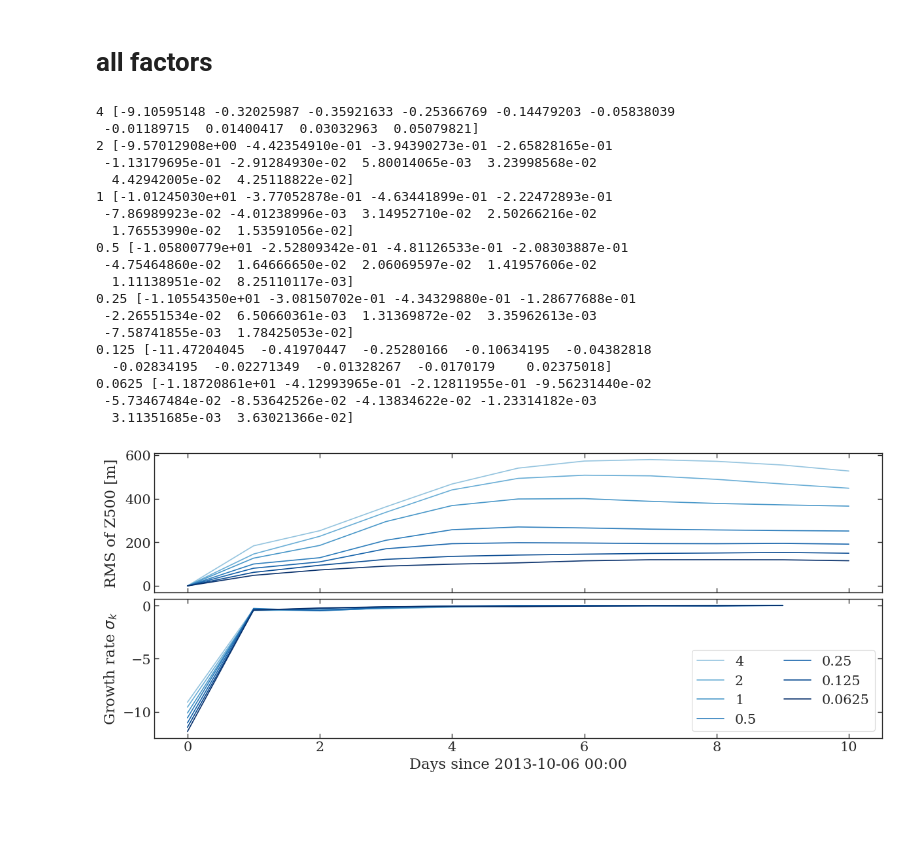
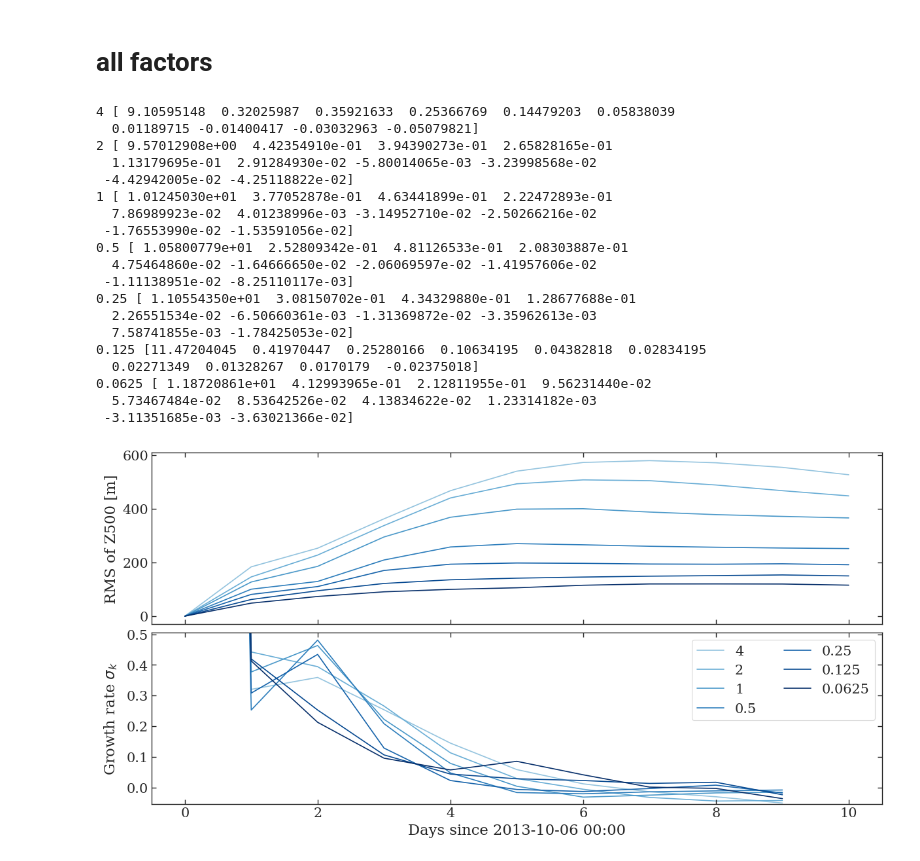
Before and after one commit to DominikStiller/uw-enspred, a Jupyter notebook: notebooks/lab1.ipynb, the cells around one changed output. Drawn from its saved outputs; the diff is of its cells as text; code cells hidden in the pictures; blank space fills up the shorter version.

```diff
--- a/notebooks/lab1.ipynb
+++ b/notebooks/lab1.ipynb
@@ -89,7 +86,7 @@ def rms(ds):
     )
 # %%
 def sigma_k(rms):
-    return np.log(rms[:-1].values / rms[1:].values)
+    return -np.log(rms[:-1].values / rms[1:].values)
 # %%
 rms1 = rms(ds1)
 # %%
@@ -110 +107,5 @@ array([-1.01245030e+01, -3.77052878e-01, -4.63441899e-01, -2.22472893e-01,
+# %%
+def get_ylim(x):
+    x = x[np.abs(x) < 1]
+    return [np.amin(x) * 1.05, np.amax(x) * 1.05]
 # %%
@@ -138,43 +140,44 @@ sigma_ks = {k: sigma_k(v) for k, v in rmss.items()}
 for k, sigmas in sigma_ks.items():
     print(k, sigmas)
 # %% [output]
-4 [-9.10595148 -0.32025987 -0.35921633 -0.25366769 -0.14479203 -0.05838039
- -0.01189715  0.01400417  0.03032963  0.05079821]
-2 [-9.57012908e+00 -4.42354910e-01 -3.94390273e-01 -2.65828165e-01
- -1.13179695e-01 -2.91284930e-02  5.80014065e-03  3.23998568e-02
-  4.42942005e-02  4.25118822e-02]
-1 [-1.01245030e+01 -3.77052878e-01 -4.63441899e-01 -2.22472893e-01
- -7.86989923e-02 -4.01238996e-03  3.14952710e-02  2.50266216e-02
-  1.76553990e-02  1.53591056e-02]
-0.5 [-1.05800779e+01 -2.52809342e-01 -4.81126533e-01 -2.08303887e-01
- -4.75464860e-02  1.64666650e-02  2.06069597e-02  1.41957606e-02
-  1.11138951e-02  8.25110117e-03]
-0.25 [-1.10554350e+01 -3.08150702e-01 -4.34329880e-01 -1.28677688e-01
- -2.26551534e-02  6.50660361e-03  1.31369872e-02  3.35962613e-03
- -7.58741855e-03  1.78425053e-02]
-0.125 [-11.47204045  -0.41970447  -0.25280166  -0.10634195  -0.04382818
-  -0.02834195  -0.02271349  -0.01328267  -0.0170179    0.02375018]
-0.0625 [-1.18720861e+01 -4.12993965e-01 -2.12811955e-01 -9.56231440e-02
- -5.73467484e-02 -8.53642526e-02 -4.13834622e-02 -1.23314182e-03
-  3.11351685e-03  3.63021366e-02]
+4 [ 9.10595148  0.32025987  0.35921633  0.25366769  0.14479203  0.05838039
+  0.01189715 -0.01400417 -0.03032963 -0.05079821]
+2 [ 9.57012908e+00  4.42354910e-01  3.94390273e-01  2.65828165e-01
+  1.13179695e-01  2.91284930e-02 -5.80014065e-03 -3.23998568e-02
+ -4.42942005e-02 -4.25118822e-02]
+1 [ 1.01245030e+01  3.77052878e-01  4.63441899e-01  2.22472893e-01
+  7.86989923e-02  4.01238996e-03 -3.14952710e-02 -2.50266216e-02
+ -1.76553990e-02 -1.53591056e-02]
+0.5 [ 1.05800779e+01  2.52809342e-01  4.81126533e-01  2.08303887e-01
+  4.75464860e-02 -1.64666650e-02 -2.06069597e-02 -1.41957606e-02
+ -1.11138951e-02 -8.25110117e-03]
+0.25 [ 1.10554350e+01  3.08150702e-01  4.34329880e-01  1.28677688e-01
+  2.26551534e-02 -6.50660361e-03 -1.31369872e-02 -3.35962613e-03
+  7.58741855e-03 -1.78425053e-02]
+0.125 [11.47204045  0.41970447  0.25280166  0.10634195  0.04382818  0.02834195
+  0.02271349  0.01328267  0.0170179  -0.02375018]
+0.0625 [ 1.18720861e+01  4.12993965e-01  2.12811955e-01  9.56231440e-02
+  5.73467484e-02  8.53642526e-02  4.13834622e-02  1.23314182e-03
+ -3.11351685e-03 -3.63021366e-02]
 # %%
-fig, (ax_rms, ax_sigma) = plt.subplots(2, sharex=True, figsize=(12, 5))
+fig, (ax_rms, ax_sigma) = plt.subplots(2, sharex=True, figsize=(12, 6))
 
 cmap = matplotlib.colormaps["Blues"](np.linspace(0.4, 1, len(results)))
 
 for k, color in zip(results.keys(), cmap):
     rms_k = rmss[k]
     sigma_k_k = sigma_ks[k]
     ax_rms.plot(ks, rms_k.values, color=color)
     ax_sigma.plot(ks[:-1], sigma_k_k, color=color, label=k)
 
 ax_rms.set_ylabel("RMS of Z500 [m]")
 
 ax_sigma.set_xlabel("Days since 2013-10-06 00:00")
 ax_sigma.set_ylabel("Growth rate $\sigma_k$")
 ax_sigma.legend(ncols=2)
+ax_sigma.set_ylim(get_ylim(np.concatenate(list(sigma_ks.values()))))
 
 format_plot()
 save_plot("../plots/lab1", "all_factors")
 # %% [output]
-[figure, old version]
+[figure, new version]
```
Also changed, not shown: parts of 3 cells of this notebook.
